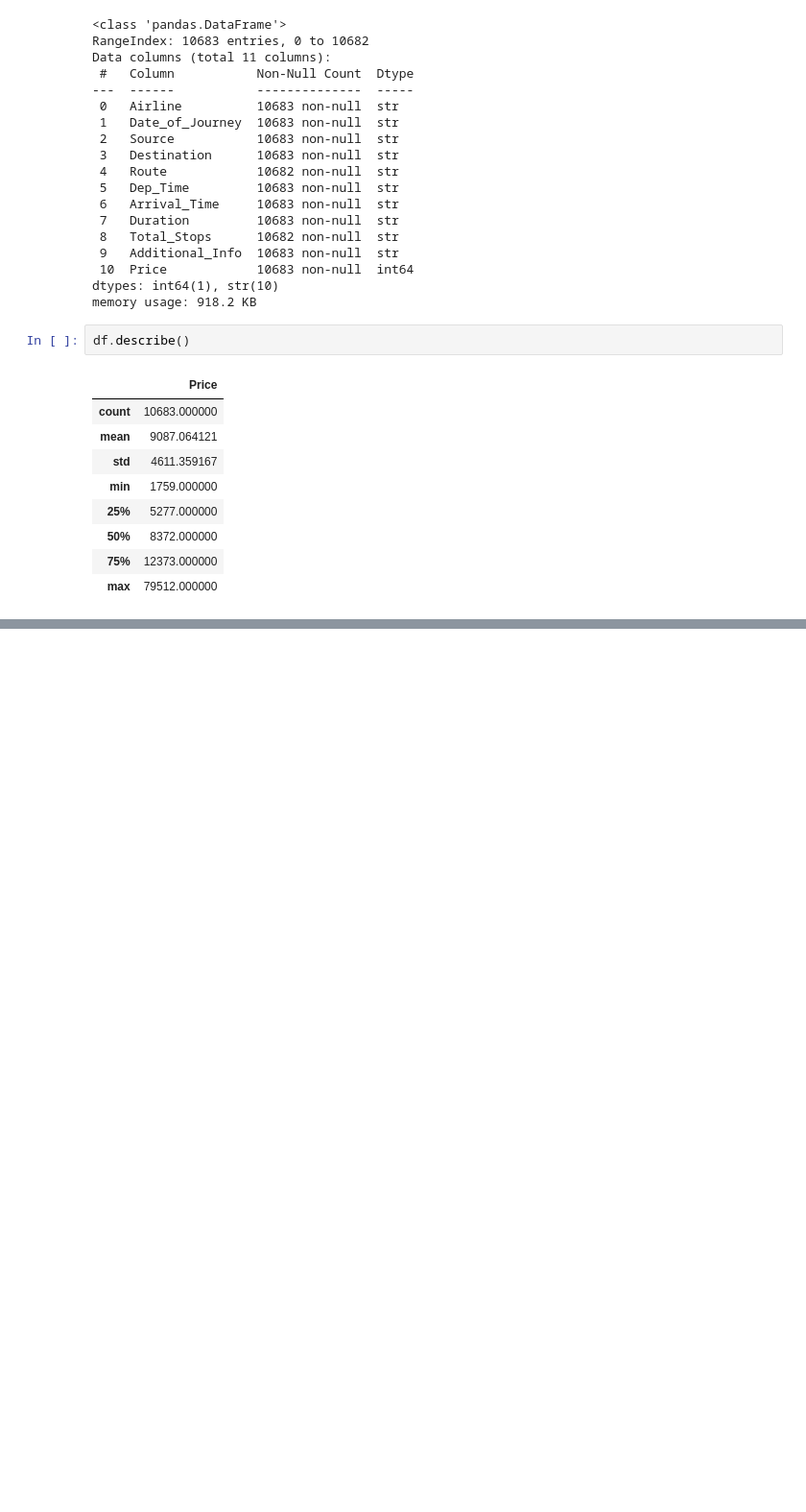
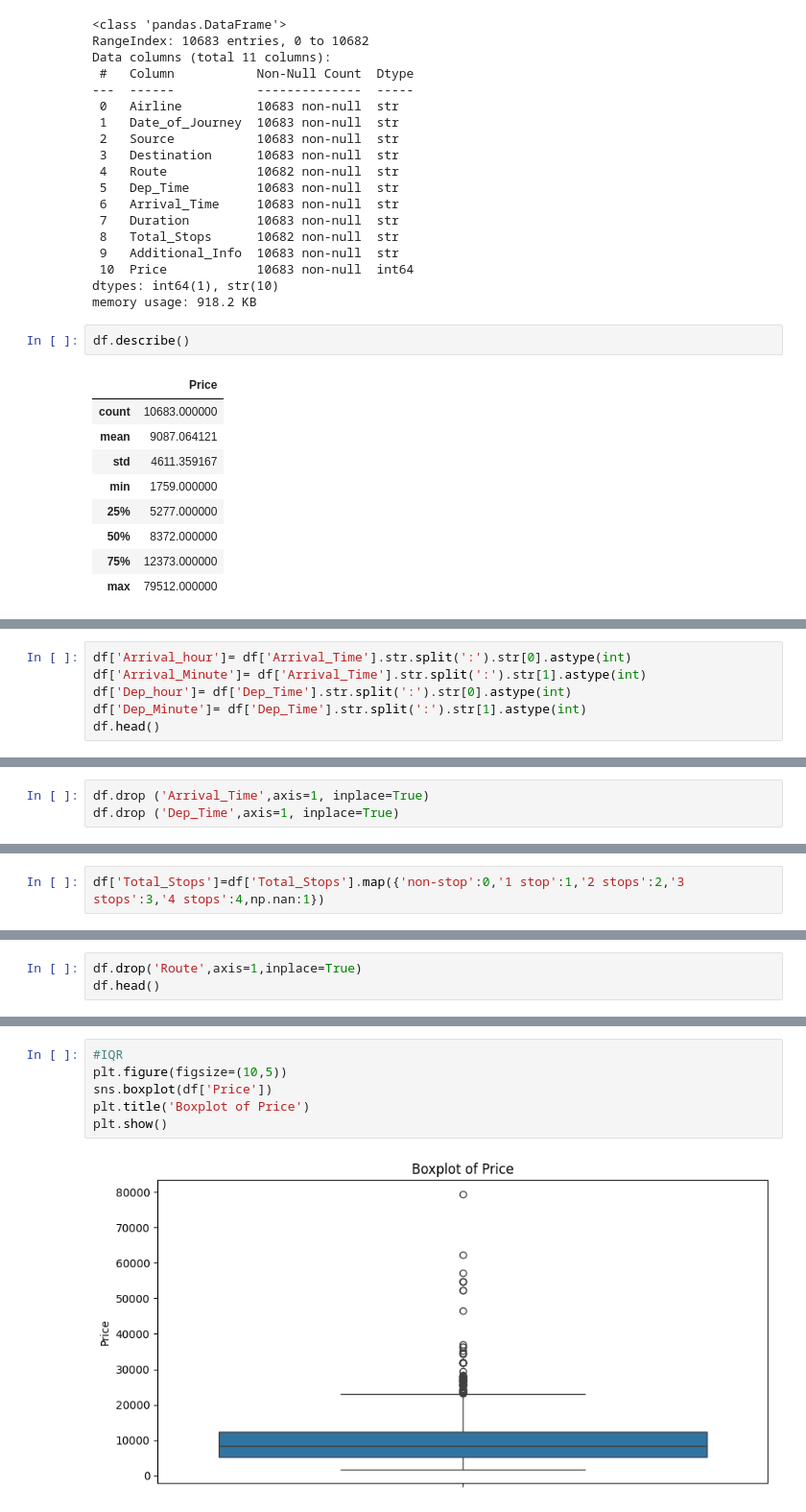
Before and after one commit to thanhtan2210/Collect-and-predict-air-plane-ticket-price---Data-Mining-Assignment, a Jupyter notebook: notebook/eda.ipynb, the cells around one changed output, grey strips where cells are left out. Shown at 96% size. Saved outputs shown, nothing was run; the diff lists cells and outputs as text; blank space fills up the shorter version.

```diff
--- a/notebook/eda.ipynb
+++ b/notebook/eda.ipynb
@@ -54,0 +108,6 @@ df.describe()
+# %%
+df['Arrival_hour']= df['Arrival_Time'].str.split(':').str[0].astype(int)
+df['Arrival_Minute']= df['Arrival_Time'].str.split(':').str[1].astype(int)
+df['Dep_hour']= df['Dep_Time'].str.split(':').str[0].astype(int)
+df['Dep_Minute']= df['Dep_Time'].str.split(':').str[1].astype(int)
+df.head()
@@ -54,0 +141,3 @@ df.describe()
+# %%
+df.drop ('Arrival_Time',axis=1, inplace=True)
+df.drop ('Dep_Time',axis=1, inplace=True)
@@ -54,0 +201,2 @@ df.describe()
+# %%
+df['Total_Stops']=df['Total_Stops'].map({'non-stop':0,'1 stop':1,'2 stops':2,'3 stops':3,'4 stops':4,np.nan:1})
@@ -54,0 +213,3 @@ df.describe()
+# %%
+df.drop('Route',axis=1,inplace=True)
+df.head()
@@ -54,0 +311,8 @@ df.describe()
+# %%
+#IQR
+plt.figure(figsize=(10,5))
+sns.boxplot(df['Price'])
+plt.title('Boxplot of Price')
+plt.show()
+# %% [output]
+[figure, added]
```
Also changed, not shown: parts of 28 cells of this notebook.
